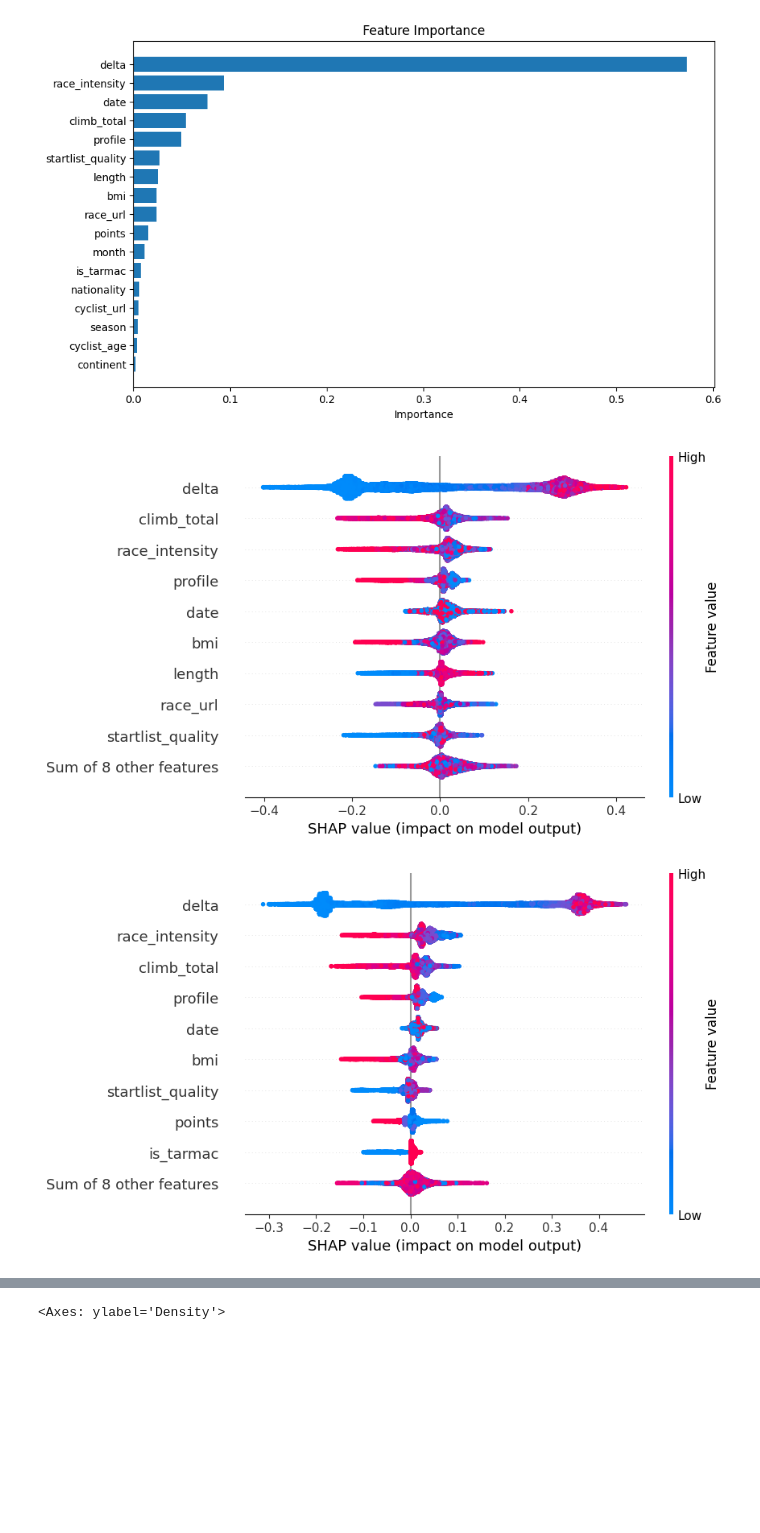
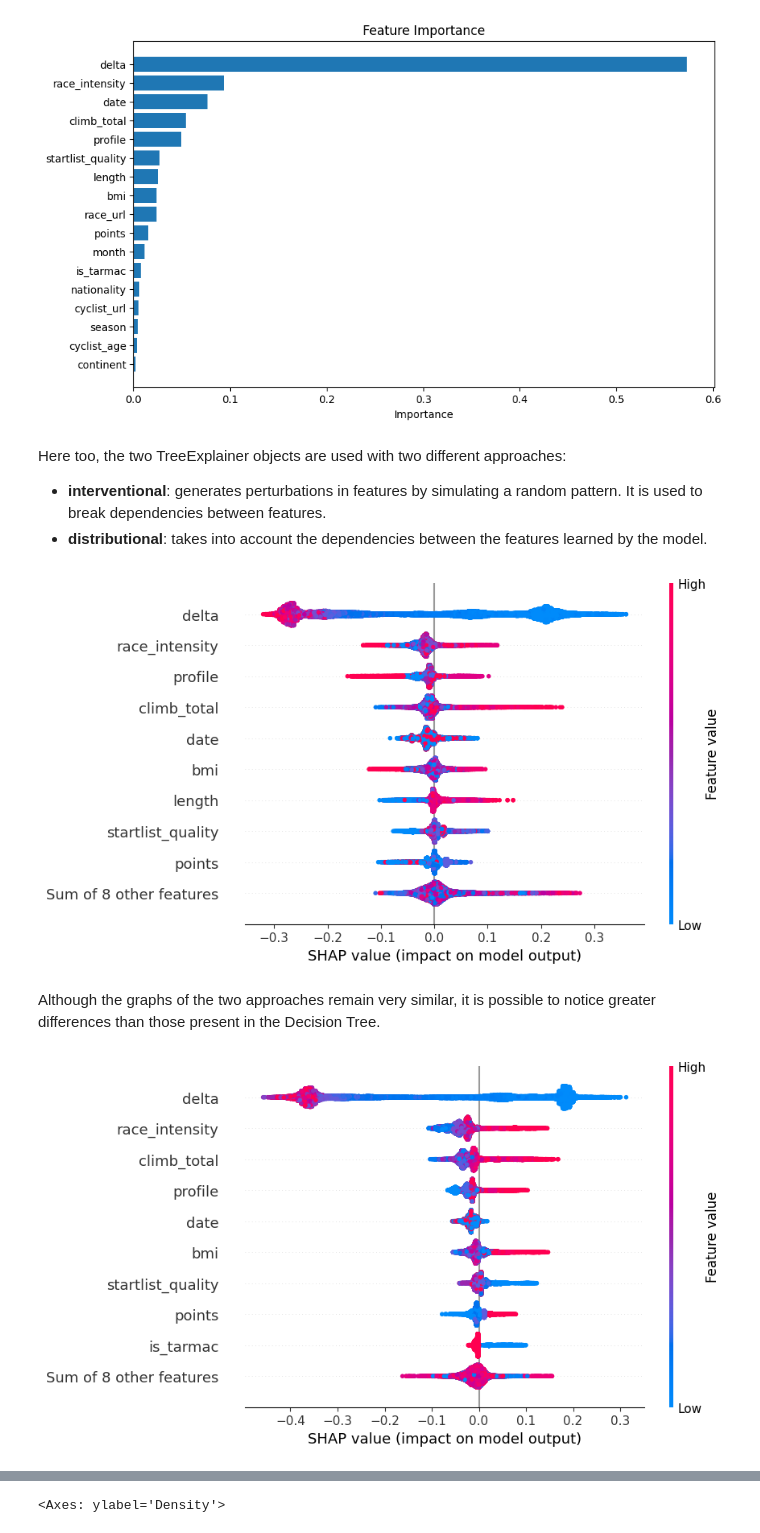
Before and after one commit to leomanne/Data-Mining, a Jupyter notebook: fifth_task.ipynb, the cells around one changed output, grey strips where cells are left out. Saved outputs shown, nothing was run; the diff lists cells and outputs as text; code cells hidden in the pictures; blank space fills up the shorter version.

```diff
--- a/fifth_task.ipynb
+++ b/fifth_task.ipynb
@@ -576,6 +579,10 @@ rf = load('./models/random_forest.joblib')
 plot_feature_importance(rf, test_feature.columns)
 # %% [output]
 [figure]
+# %% [markdown]
+Here too, the two TreeExplainer objects are used with two different approaches:
+- **interventional**: generates perturbations in features by simulating a random pattern. It is used to break dependencies between features.
+- **distributional**: takes into account the dependencies between the features learned by the model.
 # %%
 interventional_explanation_algorithm_rf = shap.TreeExplainer(
     model=rf,
@@ -593,10 +600,12 @@ distributional_explanation_algorithm_rf = shap.TreeExplainer(
 interventional_explanations_rf = interventional_explanation_algorithm_rf(test_feature)
 distributional_explanations_rf = distributional_explanation_algorithm_rf(test_feature)
 
-shap.plots.beeswarm(interventional_explanations_rf[:, :, 0])
+shap.plots.beeswarm(interventional_explanations_rf[:, :, 1])
 # %% [output]
-[figure, old version]
+[figure, new version]
+# %% [markdown]
+Although the graphs of the two approaches remain very similar, it is possible to notice greater differences than those present in the Decision Tree.
 # %%
-shap.plots.beeswarm(distributional_explanations_rf[:, :, 0])
+shap.plots.beeswarm(distributional_explanations_rf[:, :, 1])
 # %% [output]
-[figure, old version]
+[figure, new version]
```
Also changed, not shown: parts of 20 cells of this notebook.
